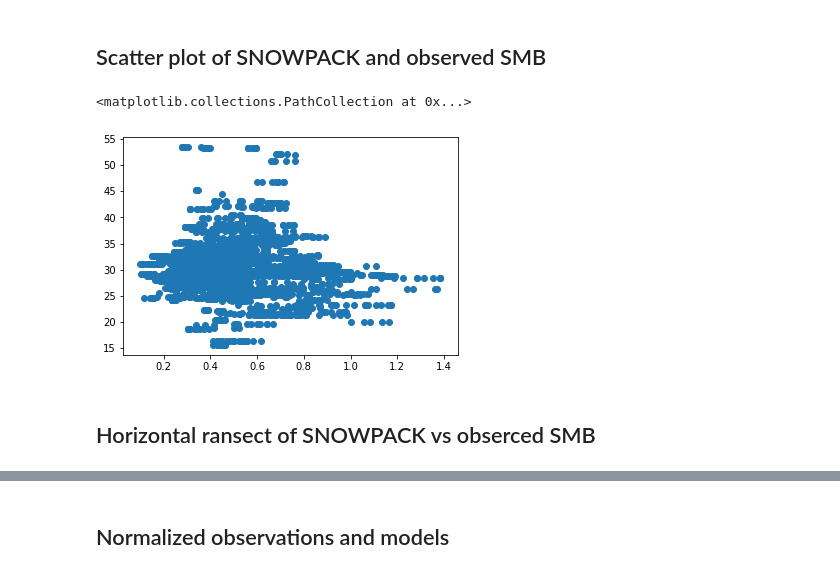
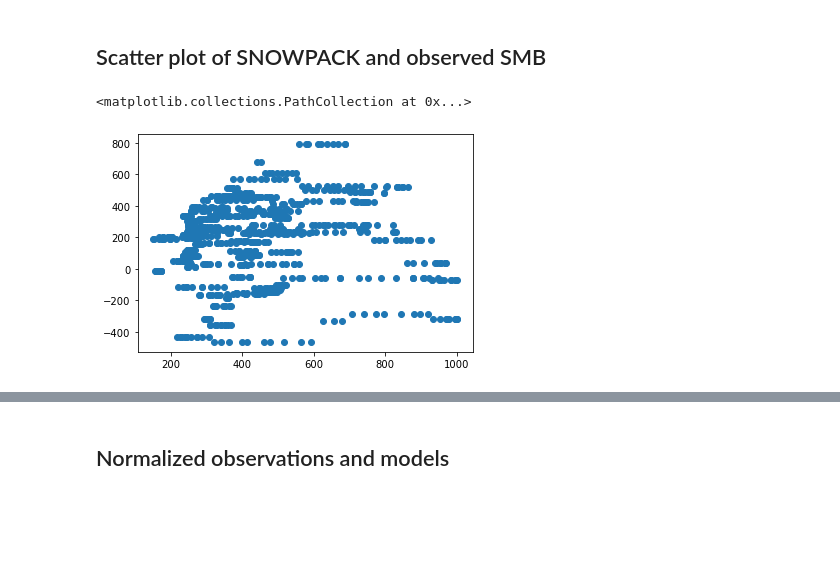
Before and after one commit to EricKeenan/SNOWPACK_WAIS, a Jupyter notebook: analysis/Modelled_vs_observed_SMB.ipynb, the cells around one changed output, grey strips where cells are left out. Drawn from its saved outputs; the diff is of its cells as text; code cells hidden in the pictures; blank space fills up the shorter version.

Commit message:
Update notebooks, ini file, job script, and SNOWPACK source code.

```diff
--- a/analysis/Modelled_vs_observed_SMB.ipynb
+++ b/analysis/Modelled_vs_observed_SMB.ipynb
@@ -95,11 +95,12 @@ def get_domain_obs(obsX, obsY, obs_accum, domain_left, domain_right, domain_bott
         Y: greater than domain_bottom and less than domain_top
     '''
     filter_func = np.vectorize(lambda obsX, obsY: obsX <= domain_right and obsX >= domain_left and obsY >= domain_bottom and obsY <= domain_top)
-    obs_accum_filter = obs_accum[filter_func(obsX, obsY)]
-    obsX_filter = obsX[filter_func(obsX, obsY)]
-    obsY_filter = obsY[filter_func(obsX, obsY)]
-    obs_lat_filter = obs_lat[filter_func(obsX, obsY)]
-    obs_lon_filter = obs_lon[filter_func(obsX, obsY)]
+    indices = filter_func(obsX, obsY)
+    obs_accum_filter = obs_accum[indices]
+    obsX_filter = obsX[indices]
+    obsY_filter = obsY[indices]
+    obs_lat_filter = obs_lat[indices]
+    obs_lon_filter = obs_lon[indices]
 
     return obsX_filter, obsY_filter, obs_accum_filter, obs_lat_filter, obs_lon_filter
 # %% [markdown]
@@ -197,9 +298,7 @@ MAR_obs = MAR_obs.values.diagonal()
 # %% [markdown]
 ## Scatter plot of SNOWPACK and observed SMB
 # %%
-plt.scatter(obs_accumulation, SNOWPACK_SMB)
+plt.scatter(1000*obs_accumulation[indices], snowpack_factor*SNOWPACK_SMB[indices])
 # %% [output]
 <matplotlib.collections.PathCollection at 0x...>
-[figure, old version]
+[figure, new version]
-# %% [markdown]
-## Horizontal ransect of SNOWPACK vs obserced SMB
```
Also changed, not shown: parts of 9 cells of this notebook, 5 other files.
